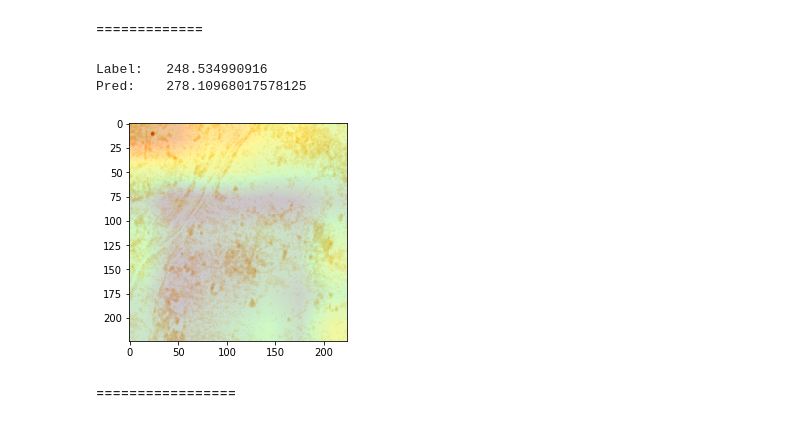
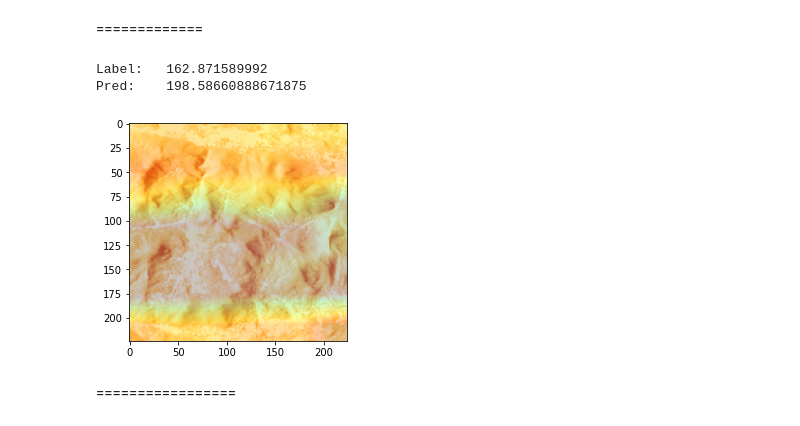
Before and after one commit to chrisyeh96/india-poverty, a Jupyter notebook: notebooks/eval.ipynb, the cells around one changed output. Saved outputs shown, nothing was run; the diff lists cells and outputs as text; code cells hidden in the pictures.

```diff
--- a/notebooks/eval.ipynb
+++ b/notebooks/eval.ipynb
@@ -16,7 +15,7 @@ from torchvision import transforms
 from load_dataset import BangladeshDataset, IndiaDataset
 from sklearn import metrics
 # %%
-folder_name = "india_s1_2015"
+folder_name = "bangladesh_s1_2015_l2_1e5"
 sat_type = "Sentinel-1"
 # %% [markdown]
 Loss plots
@@ -105,12 +104,12 @@ val_csv_path = "../data/india_valid.csv"
 # %%
 data_transforms = {
         "train": transforms.Compose([
-            transforms.CenterCrop(224),
+            transforms.Scale(224),
             transforms.ToTensor(),
             transforms.Normalize([0.485, 0.456, 0.406], [0.229, 0.224, 0.225])
         ]),
         "val": transforms.Compose([
-            transforms.CenterCrop(224),
+            transforms.Scale(224),
             transforms.ToTensor(),
             transforms.Normalize([0.485, 0.456, 0.406], [0.229, 0.224, 0.225])
         ]),
@@ -162,10 +170,10 @@ def vis_cam(idx):
   plt.imshow(plt.cm.jet(cam_img)[:,:,:3] * 0.2 + img_orig * 0.8)
   return cam
 # %%
-cam = vis_cam(69)
+cam = vis_cam(1)
 # %% [output]
-Label:   248.534990916
-Pred:    278.10968017578125
+Label:   162.871589992
+Pred:    198.58660888671875
-[figure, old version]
+[figure, new version]
 # %% [markdown]
 =================
```
Also changed, not shown: parts of 23 cells of this notebook.
